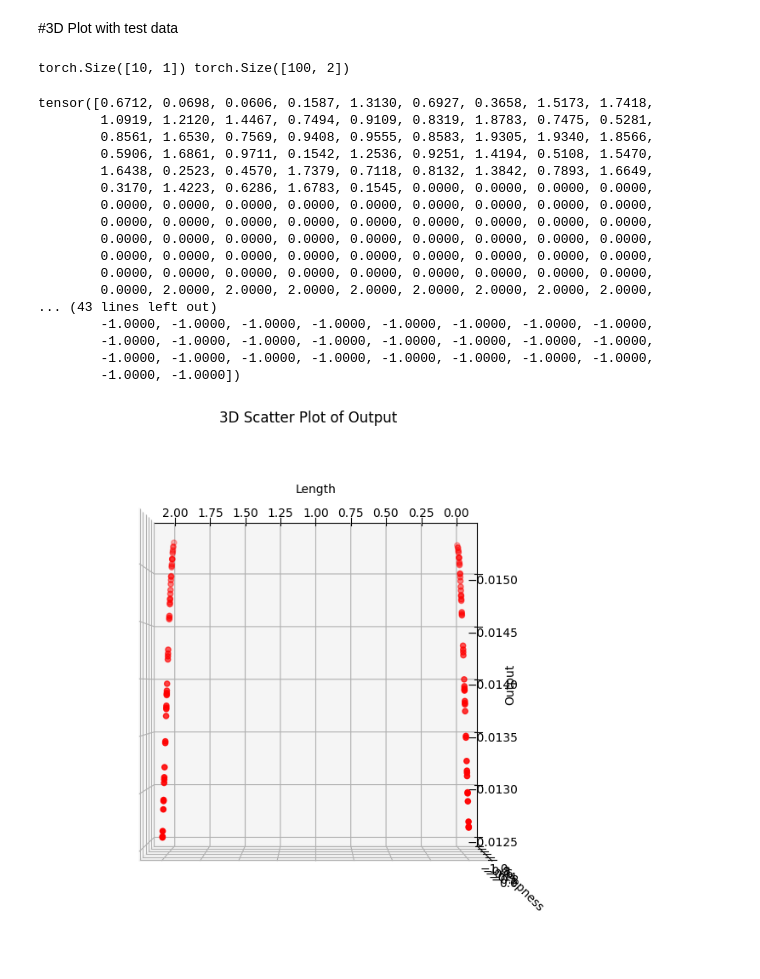
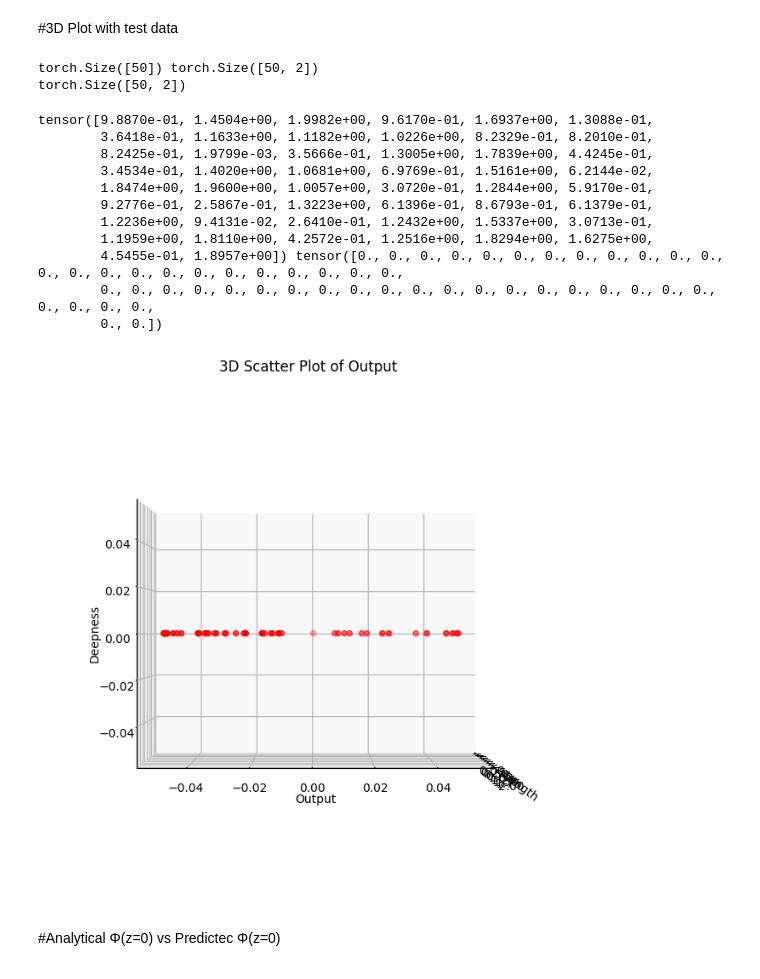
Before and after one commit to LuigiElo/DL-PINNs, a Jupyter notebook: PINN_LaPlace2D_Pytorch.ipynb, the cells around one changed output. Drawn from its saved outputs; the diff is of its cells as text; code cells hidden in the pictures.

```diff
--- a/PINN_LaPlace2D_Pytorch.ipynb
+++ b/PINN_LaPlace2D_Pytorch.ipynb
@@ -14,8 +14,8 @@ class FNN(nn.Module):
     def __init__(
         self,
         num_inputs: int = 2,
-        num_layers: int = 3,
-        num_neurons: int = 150,
+        num_layers: int = 4,
+        num_neurons: int = 128,
         act: nn.Module = SineActivation(),
     ) -> None:
         """Basic neural network architecture with linear layers
@@ -519,6 +617,7 @@ plt.show()
 #3D Plot with test data
 # %%
 total_test_data = []
+total_test_data_scaled = []
 test_data_size=50
 #generate test data
 test_input_data_function_approximation, test_target_data_function_approximation = generate_data_function_approximation(test_data_size)
@@ -526,72 +625,84 @@ test_input_data_boundary_conditions_0, test_input_data_boundary_conditions_1 = g
 test_input_data_pde_loss = generate_data_pde_loss(test_data_size)
 test_input_data_vel_bottom = generate_data_bottom_velocity(test_data_size)
 
+#WARNING: the values added here must be the same as in standardized data
 #total_test_data.extend(test_input_data_function_approximation)
-total_test_data.extend(test_input_data_boundary_conditions_0)
-total_test_data.extend(test_input_data_boundary_conditions_1)
+#total_test_data.extend(test_input_data_boundary_conditions_0)
+#total_test_data.extend(test_input_data_boundary_conditions_1)
 #total_test_data.extend(test_input_data_pde_loss)
-#total_test_data.extend(test_input_data_vel_bottom)
+total_test_data.extend(test_input_data_vel_bottom)
 
+#normalize data
+test_input_data_function_approximation, test_input_data_boundary_conditions_0, test_input_data_boundary_conditions_1, test_input_data_pde_loss, test_input_data_vel_bottom = normalize_data(test_input_data_function_approximation, test_input_data_boundary_conditions_0, test_input_data_boundary_conditions_1, test_input_data_pde_loss, test_input_data_vel_bottom,test_data_size)
+
+
+#add standardized data
+#WARINING: the values added here must be the same as above
+#total_test_data_scaled.extend(test_input_data_function_approximation)
+#total_test_data_scaled.extend(test_input_data_boundary_conditions_0)
+#total_test_data_scaled.extend(test_input_data_boundary_conditions_1)
+#total_test_data_scaled.extend(test_input_data_pde_loss)
+total_test_data_scaled.extend(test_input_data_vel_bottom)
+
+total_test_data = torch.Tensor(total_test_data)
+total_test_data_scaled = torch.Tensor(total_test_data_scaled)
 # Convert the list to a PyTorch tensor
-total_test_data = torch.Tensor(total_test_data)
-output2= model(torch.Tensor(total_test_data))
+output2= model(total_test_data_scaled)
 
-print(output.shape,(total_test_data.shape))
+print(output2.shape,(total_test_data_scaled.shape))
+print(total_test_data.shape)
 # %% [output]
-torch.Size([10, 1]) torch.Size([100, 2])
+torch.Size([50]) torch.Size([50, 2])
+torch.Size([50, 2])
 # %%
 x = total_test_data[:,0]
 y = total_test_data[:,1]
 print(x,y)
 # %% [output]
-tensor([0.6712, 0.0698, 0.0606, 0.1587, 1.3130, 0.6927, 0.3658, 1.5173, 1.7418,
-        1.0919, 1.2120, 1.4467, 0.7494, 0.9109, 0.8319, 1.8783, 0.7475, 0.5281,
-        0.8561, 1.6530, 0.7569, 0.9408, 0.9555, 0.8583, 1.9305, 1.9340, 1.8566,
-        0.5906, 1.6861, 0.9711, 0.1542, 1.2536, 0.9251, 1.4194, 0.5108, 1.5470,
-        1.6438, 0.2523, 0.4570, 1.7379, 0.7118, 0.8132, 1.3842, 0.7893, 1.6649,
-        0.3170, 1.4223, 0.6286, 1.6783, 0.1545, 0.0000, 0.0000, 0.0000, 0.0000,
-        0.0000, 0.0000, 0.0000, 0.0000, 0.0000, 0.0000, 0.0000, 0.0000, 0.0000,
-        0.0000, 0.0000, 0.0000, 0.0000, 0.0000, 0.0000, 0.0000, 0.0000, 0.0000,
-        0.0000, 0.0000, 0.0000, 0.0000, 0.0000, 0.0000, 0.0000, 0.0000, 0.0000,
-        0.0000, 0.0000, 0.0000, 0.0000, 0.0000, 0.0000, 0.0000, 0.0000, 0.0000,
-        0.0000, 0.0000, 0.0000, 0.0000, 0.0000, 0.0000, 0.0000, 0.0000, 0.0000,
-        0.0000, 2.0000, 2.0000, 2.0000, 2.0000, 2.0000, 2.0000, 2.0000, 2.0000,
-... (43 lines left out)
-        -1.0000, -1.0000, -1.0000, -1.0000, -1.0000, -1.0000, -1.0000, -1.0000,
-        -1.0000, -1.0000, -1.0000, -1.0000, -1.0000, -1.0000, -1.0000, -1.0000,
-        -1.0000, -1.0000, -1.0000, -1.0000, -1.0000, -1.0000, -1.0000, -1.0000,
-        -1.0000, -1.0000])
+tensor([9.8870e-01, 1.4504e+00, 1.9982e+00, 9.6170e-01, 1.6937e+00, 1.3088e-01,
+        3.6418e-01, 1.1633e+00, 1.1182e+00, 1.0226e+00, 8.2329e-01, 8.2010e-01,
+        8.2425e-01, 1.9799e-03, 3.5666e-01, 1.3005e+00, 1.7839e+00, 4.4245e-01,
+        3.4534e-01, 1.4020e+00, 1.0681e+00, 6.9769e-01, 1.5161e+00, 6.2144e-02,
+        1.8474e+00, 1.9600e+00, 1.0057e+00, 3.0720e-01, 1.2844e+00, 5.9170e-01,
+        9.2776e-01, 2.5867e-01, 1.3223e+00, 6.1396e-01, 8.6793e-01, 6.1379e-01,
+        1.2236e+00, 9.4131e-02, 2.6410e-01, 1.2432e+00, 1.5337e+00, 3.0713e-01,
+        1.1959e+00, 1.8110e+00, 4.2572e-01, 1.2516e+00, 1.8294e+00, 1.6275e+00,
+        4.5455e-01, 1.8957e+00]) tensor([0., 0., 0., 0., 0., 0., 0., 0., 0., 0., 0., 0., 0., 0., 0., 0., 0., 0., 0., 0., 0., 0., 0., 0.,
+        0., 0., 0., 0., 0., 0., 0., 0., 0., 0., 0., 0., 0., 0., 0., 0., 0., 0., 0., 0., 0., 0., 0., 0.,
+        0., 0.])
 # %%
 import matplotlib.pyplot as plt
 from mpl_toolkits.mplot3d import Axes3D
 
 # Assuming total_test_data[0] and total_test_data[1] are 1D arrays
 x = total_test_data[:,0]
 y = total_test_data[:,1]
 z = output2.detach().numpy()  # Convert the torch Tensor to a NumPy array
 
 
 # Create a 3D plot
 fig = plt.figure(figsize=(10, 8))
 ax = fig.add_subplot(111, projection='3d')
 
 # Scatter plot
 ax.scatter(x,z, y, c='r', marker='o')
 
 # Set labels
 ax.set_xlabel('Length')
 ax.set_ylabel('Output')
 ax.set_zlabel('Deepness')
 
 # Set title
 ax.set_title('3D Scatter Plot of Output')
 
-ax.view_init(elev=90, azim=90)  # You can adjust the elev and azim values
-
+#ax.view_init(elev=90, azim=90)  # better angle to analyze z=0
+ax.view_init(elev=0, azim=0)   #better angle to analyze periodic boundaries
 # Show the plot
 plt.show()
 # %% [output]
-[figure, old version]
+[figure, new version]
+# %% [markdown]
+#Analytical Φ(z=0) vs Predictec Φ(z=0)
 # %%
 import matplotlib.pyplot as plt
 from mpl_toolkits.mplot3d import Axes3D
```
Also changed, not shown: parts of 19 cells of this notebook.
